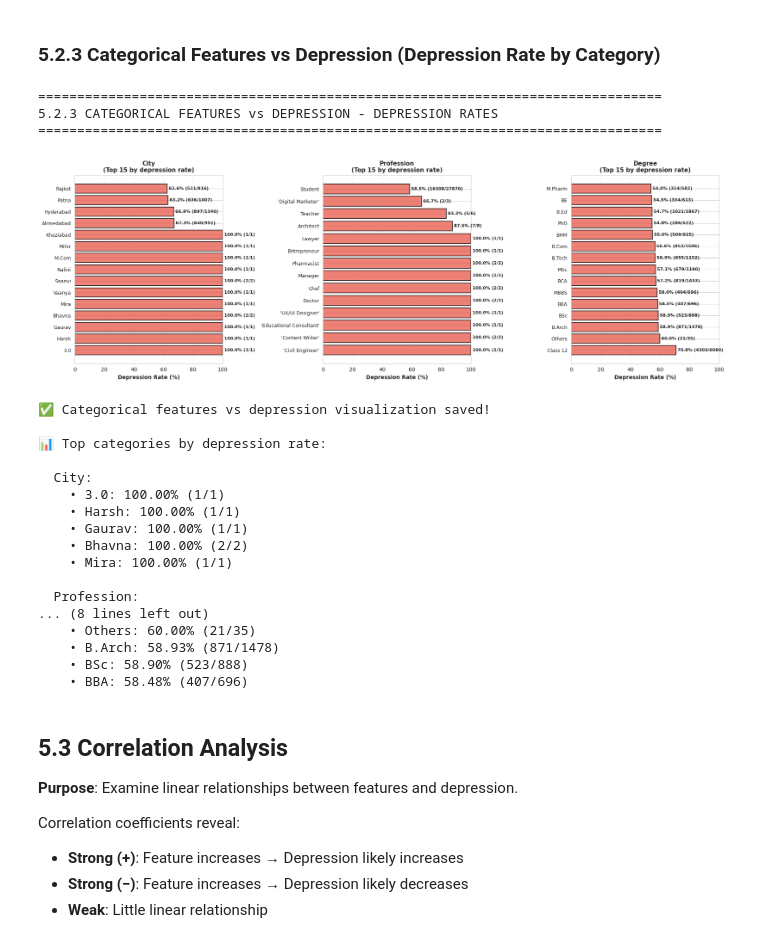
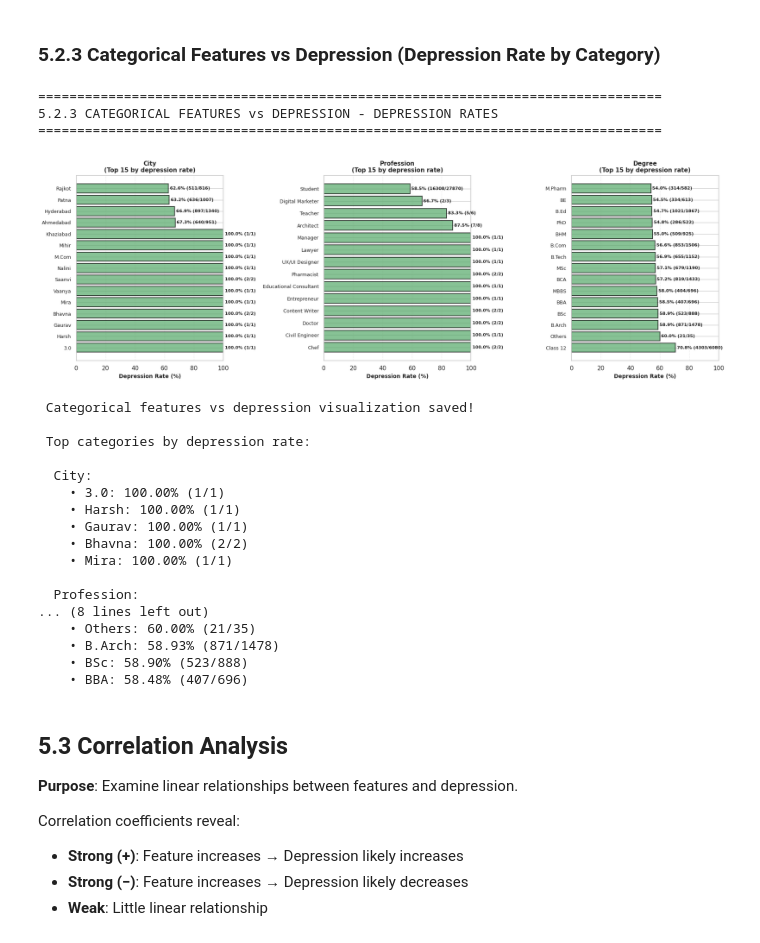
Before and after one commit to XyronTeam/ml-project, a Jupyter notebook: src/dataset_a/notebook_a.ipynb, the cells around one changed output. Cells and saved outputs as stored; diff of their text form; code cells hidden in the pictures.

```diff
--- a/src/dataset_a/notebook_a.ipynb
+++ b/src/dataset_a/notebook_a.ipynb
@@ -414,0 +407,14 @@ After cleaning:
+# %%
+print("\n" + "="*80)
+print("CLEAN PROFESSION COLUMN - REMOVE QUOTES")
+print("="*80)
+
+print(f"\nBefore cleaning:")
+print(f"  • Sample values: {df_clean['Profession'].unique()[:10]}")
+
+# Remove quote characters from Degree column
+df_clean['Profession'] = df_clean['Profession'].str.strip().str.replace("'", "", regex=False)
+
+print(f"\nAfter cleaning:")
+print(f"  • Sample values: {df_clean['Profession'].unique()[:10]}")
+print(f"  • Unique degrees: {df_clean['Profession'].nunique()}")
@@ -775,10 +877,10 @@ binary_labels = {
     'Family History of Mental Illness': {0: 'No', 1: 'Yes'}
 }
 
-fig, axes = plt.subplots(1, 3, figsize=(15, 5))
-binary_colors = ['#3498db', '#e74c3c']
+fig, axes = plt.subplots(1, 3, figsize=(15, 8))
+binary_colors = ['#4C72B0', '#55A868']
 
-print("\n📊 BINARY FEATURES (Counts & Percentages):")
+print("\n BINARY FEATURES (Counts & Percentages):")
 for idx, feature in enumerate(binary_features):
     ax = axes[idx]
     data = df_clean[feature].value_counts().sort_index()
@@ -812,7 +914,7 @@ plt.tight_layout()
 plt.savefig('eda_5_1_2_binary.png', dpi=300, bbox_inches='tight')
 plt.show()
 
-print("\n✅ Binary features visualization saved!")
+print("\n Binary features visualization saved!")
 # %% [output]
 ================================================================================
 5.1.2 BINARY FEATURES - DISTRIBUTION ANALYSIS
@@ -900,7 +1002,7 @@ axes = axes.flatten()
 
 depression_labels = {0: 'No Depression', 1: 'Depression'}
 
-print("\n📊 Comparing mean values by depression status:")
+print("\n Comparing mean values by depression status:")
 print(f"{'Feature':<35} {'No Dep Mean':<15} {'Dep Mean':<15} {'Difference':<15}")
 print("-"*80)
 
@@ -916,7 +1018,7 @@ for idx, feature in enumerate(numerical_features):
                     patch_artist=True, widths=0.6)
 
     # Customize colors
-    colors = ['#3498db', '#e74c3c']
+    colors = ['#4C72B0', '#55A868']
     for patch, color in zip(bp['boxes'], colors):
         patch.set_facecolor(color)
         patch.set_alpha(0.7)
@@ -945,7 +1047,7 @@ plt.tight_layout()
 plt.savefig('eda_5_2_1_numerical_vs_depression.png', dpi=300, bbox_inches='tight')
 plt.show()
 
-print("\n✅ Numerical features vs depression visualization saved!")
+print("\n Numerical features vs depression visualization saved!")
 # %% [output]
 ================================================================================
 5.2.1 NUMERICAL FEATURES vs DEPRESSION - BOX PLOTS
@@ -975,7 +1077,7 @@ print("="*80)
 
 fig, axes = plt.subplots(1, 3, figsize=(16, 5))
 
-print("\n📊 Depression rates by binary feature:")
+print("\n Depression rates by binary feature:")
 for idx, feature in enumerate(binary_features):
     ax = axes[idx]
 
@@ -988,9 +1090,9 @@ for idx, feature in enumerate(binary_features):
     width = 0.35
 
     bars1 = ax.bar(x - width/2, contingency[0], width, label='No Depression',
-                   color='#3498db', alpha=0.7, edgecolor='black', linewidth=1.5)
+                   color='#4C72B0', alpha=0.7, edgecolor='black', linewidth=1.5)
     bars2 = ax.bar(x + width/2, contingency[1], width, label='Depression',
-                   color='#e74c3c', alpha=0.7, edgecolor='black', linewidth=1.5)
+                   color='#55A868', alpha=0.7, edgecolor='black', linewidth=1.5)
 
     ax.set_title(f'{feature}', fontsize=12, fontweight='bold')
     ax.set_ylabel('Count', fontsize=10)
@@ -1019,7 +1121,7 @@ plt.tight_layout()
 plt.savefig('eda_5_2_2_binary_vs_depression.png', dpi=300, bbox_inches='tight')
 plt.show()
 
-print("\n✅ Binary features vs depression visualization saved!")
+print("\n Binary features vs depression visualization saved!")
 # %% [output]
 ================================================================================
 5.2.2 BINARY FEATURES vs DEPRESSION - DEPRESSION RATES
@@ -1059,7 +1161,7 @@ for idx, feature in enumerate(categorical_features):
 
     # Create horizontal bar chart
     bars = ax.barh(range(len(depression_rate)), depression_rate['rate'].values,
-                   color='#e74c3c', alpha=0.7, edgecolor='black', linewidth=1.5)
+                   color='#55A868', alpha=0.7, edgecolor='black', linewidth=1.5)
 
     ax.set_yticks(range(len(depression_rate)))
     ax.set_yticklabels(depression_rate.index, fontsize=9)
@@ -1067,39 +1169,39 @@ for idx, feature in enumerate(categorical_features):
     ax.set_title(f'{feature}\n(Top 15 by depression rate)', fontsize=11, fontweight='bold')
     ax.grid(axis='x', alpha=0.3, linestyle='--')
     ax.set_xlim(0, 100)
 
     # Add percentage labels
     for i, bar in enumerate(bars):
         width = bar.get_width()
         count = depression_rate.iloc[i]['sum']
         total = depression_rate.iloc[i]['count']
         ax.text(width + 1, bar.get_y() + bar.get_height()/2.,
                 f'{width:.1f}% ({int(count)}/{int(total)})',
                 ha='left', va='center', fontsize=8, fontweight='bold')
 
 plt.tight_layout()
 plt.savefig('eda_5_2_3_categorical_vs_depression.png', dpi=300, bbox_inches='tight')
 plt.show()
 
-print("\n✅ Categorical features vs depression visualization saved!")
-print("\n📊 Top categories by depression rate:")
+print("\n Categorical features vs depression visualization saved!")
+print("\n Top categories by depression rate:")
 for feature in categorical_features:
     print(f"\n  {feature}:")
     depression_rate = df_clean.groupby(feature)['Depression'].agg(['sum', 'count'])
     depression_rate['rate'] = (depression_rate['sum'] / depression_rate['count']) * 100
     depression_rate = depression_rate.sort_values('rate', ascending=False).head(5)
 
     for category in depression_rate.index:
         row = depression_rate.loc[category]
         print(f"    • {category}: {row['rate']:.2f}% ({int(row['sum'])}/{int(row['count'])})")
 # %% [output]
 ================================================================================
 5.2.3 CATEGORICAL FEATURES vs DEPRESSION - DEPRESSION RATES
 ================================================================================
-[figure, old version]
+[figure, new version]
-✅ Categorical features vs depression visualization saved!
+ Categorical features vs depression visualization saved!
 
-📊 Top categories by depression rate:
+ Top categories by depression rate:
 
   City:
     • 3.0: 100.00% (1/1)
```
Also changed, not shown: parts of 25 cells of this notebook.
